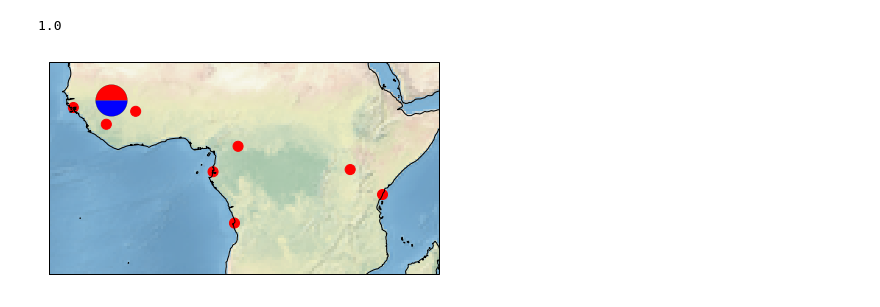
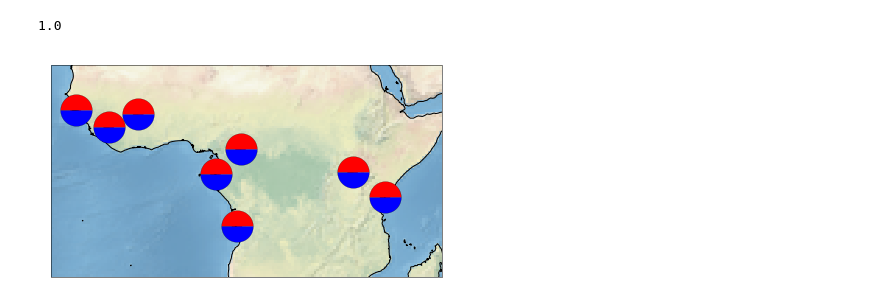
Before and after one commit to cclarkson/agam-vgsc-report, a Jupyter notebook: notebooks/haplogroup_map.ipynb, the cells around one changed output. Drawn from its saved outputs; the diff is of its cells as text; code cells hidden in the pictures.

```diff
--- a/notebooks/haplogroup_map.ipynb
+++ b/notebooks/haplogroup_map.ipynb
@@ -45,23 +40,6 @@ ratios=np.asarray([0.5, 0.5])
 sum(ratios)
 # %% [output]
 1.0
-# %%
-extent_lonlat = (-20, 50, -18, 20)
-
-subplot_kw = dict(projection=crs_lonlat)
-fig, ax = plt.subplots(figsize=(7, 7), subplot_kw=subplot_kw)
-ax.set_extent(extent_lonlat, crs=crs_lonlat)
-ax.coastlines(resolution='50m', linewidth=.5)
-ax.stock_img()
-#ax.add_feature(cfeature.BORDERS, lw=.5)
-#ax.add_feature(cfeature.LAKES)
-#ax.margins(0)
-for country, row in df_lonlat.iterrows():
-    ax.add_patch(plt.Circle((row.longitude, row.latitude), radius=.9, color='r'))
-
-draw_pie(ax=ax, ratios=ratios, X=-8.821 , Y=13.291, colors=['r', 'b'], size=1000, offset=(0, 0))
-# %% [output]
-[figure, removed]
 # %%
 def draw_pie(ax, ratios, X, Y, colors, offset=(-300000, 300000), size=1000, lw=0.2):
 
@@ -115,3 +93,19 @@ def draw_pie(ax, ratios, X, Y, colors, offset=(-300000, 300000), size=1000, lw=0
     ax.scatter([X], [Y],
                marker=(pointer, 0),
                s=scaledg/220, facecolor="grey", edgecolor="none", linewidth=0.5, zorder=9)
+# %%
+extent_lonlat = (-20, 50, -18, 20)
+
+subplot_kw = dict(projection=crs_lonlat)
+fig, ax = plt.subplots(figsize=(7, 7), subplot_kw=subplot_kw)
+ax.set_extent(extent_lonlat, crs=crs_lonlat)
+ax.coastlines(resolution='50m', linewidth=.5)
+ax.stock_img()
+#ax.add_feature(cfeature.BORDERS, lw=.5)
+#ax.add_feature(cfeature.LAKES)
+#ax.margins(0)
+for country, row in df_lonlat.iterrows():
+    ax.add_patch(plt.Circle((row.longitude, row.latitude), radius=.9, color='r'))
+    draw_pie(ax=ax, ratios=ratios, X=row.longitude , Y=row.latitude, colors=['r', 'b'], size=1000, offset=(0, 0));
+# %% [output]
+[figure, added]
```
Also changed, not shown: parts of 12 cells of this notebook, 2 other files.
